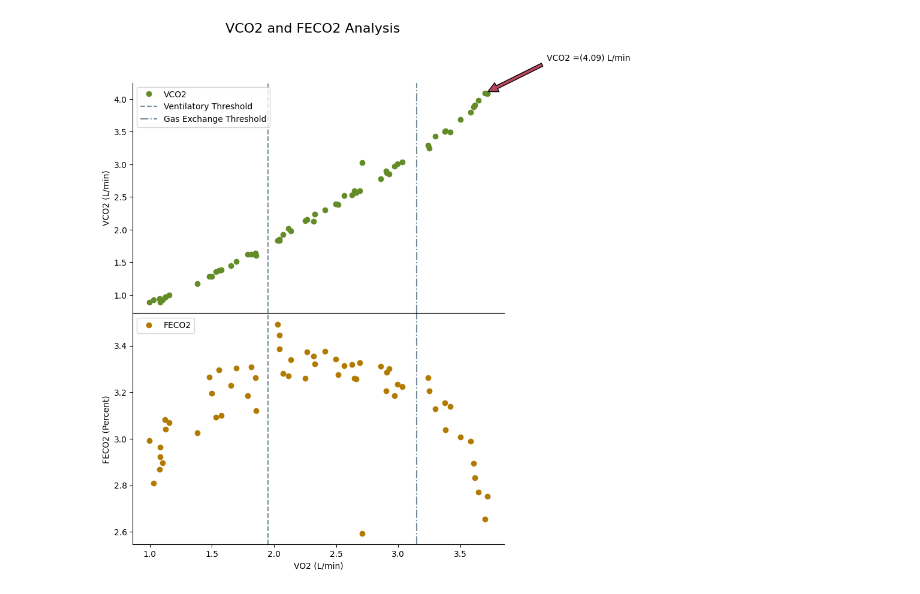
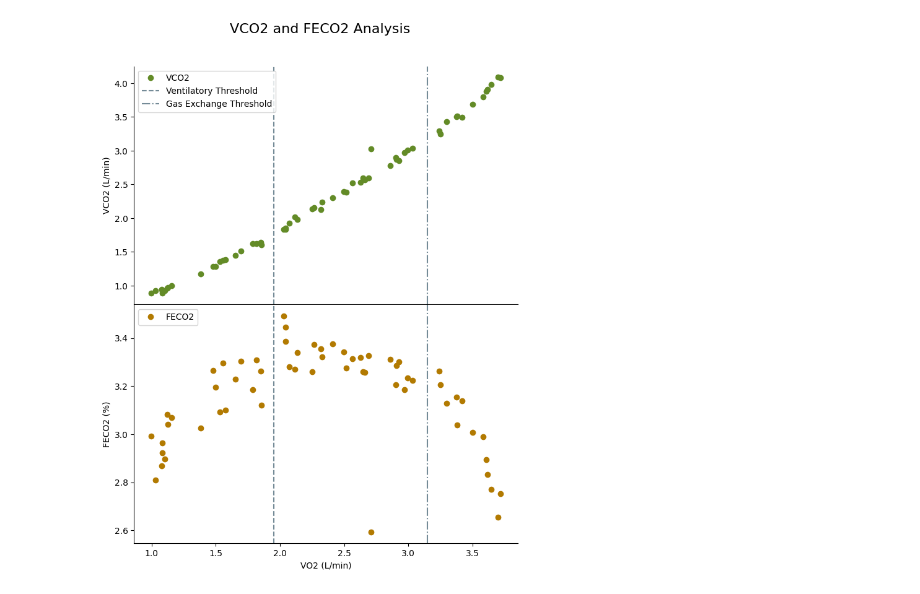
Before and after one commit to LogMac33/KNES381_GitHub, a Jupyter notebook: Python_Project.ipynb, the cells around one changed output. Saved outputs shown, nothing was run; the diff lists cells and outputs as text; code cells hidden in the pictures.

```diff
--- a/Python_Project.ipynb
+++ b/Python_Project.ipynb
@@ -15,42 +15,36 @@ x = df['VO2']
 y = df['VCO2']
 y1 = (df['VCO2'] / df['VE']) * 100
 
-# Max values
-ymax = max(y)
-xmax = x[y.argmax()]
-
 # Define VT and GET
 VT = 1.95
 GET = 3.15
 
 # Subplot of VCO2
 fig, ax = plt.subplots(2, 1, sharex=True, figsize=(8, 10))
-ax[0].annotate('VCO2 =({}) L/min'.format(round(ymax, 2)),xy=(xmax, ymax), xytext=(xmax+.5, ymax+.5),
-               arrowprops=dict(facecolor='xkcd:dark rose', shrink=0.05),)
 ax[0].plot(x, y, 'o', label=('VCO2'), c='xkcd:mossy green')
 ax[0].axvline(x=VT, color='xkcd:bluish grey', linestyle='--',label='Ventilatory Threshold')
 ax[0].axvline(x=GET, color='xkcd:bluish grey', linestyle='-.',label='Gas Exchange Threshold')
 ax[0].spines[['right', 'top']].set_visible(False)
 ax[0].set(ylabel='VCO2 (L/min)')
 ax[0].legend(loc='upper left')
 
 # Subplot of FECO2
 ax[1].plot(x, y1, 'o', label=('FECO2'), c='xkcd:golden brown')
 ax[1].axvline(x=VT, color='xkcd:bluish grey', linestyle='--', label='_nolegend_')
 ax[1].axvline(x=GET, color='xkcd:bluish grey', linestyle='-.', label='_nolegend_')
 ax[1].spines[['right', 'top']].set_visible(False)
-ax[1].set(ylabel=('FECO2 (Percent)'))
+ax[1].set(ylabel=('FECO2 (%)'))
 ax[1].set(xlabel=('VO2 (L/min)'))
 ax[1].legend(loc='upper left')
 
 # Figure Title
-fig.suptitle('VCO2 and FECO2 Analysis', fontsize=16)
+fig.suptitle('VCO2 and FECO2 Analysis', fontsize=16, y=0.95)
 
 # Adjusting space between subplots
 plt.subplots_adjust(wspace=0.2, hspace=0.004)
 
-# Shows figure
+# Show/save figure
 fig.savefig("VCO2-FECO2-VO2,png", dpi=300, bbox_inches='tight')
 fig.show()
 # %% [output]
-[figure, old version]
+[figure, new version]
```
